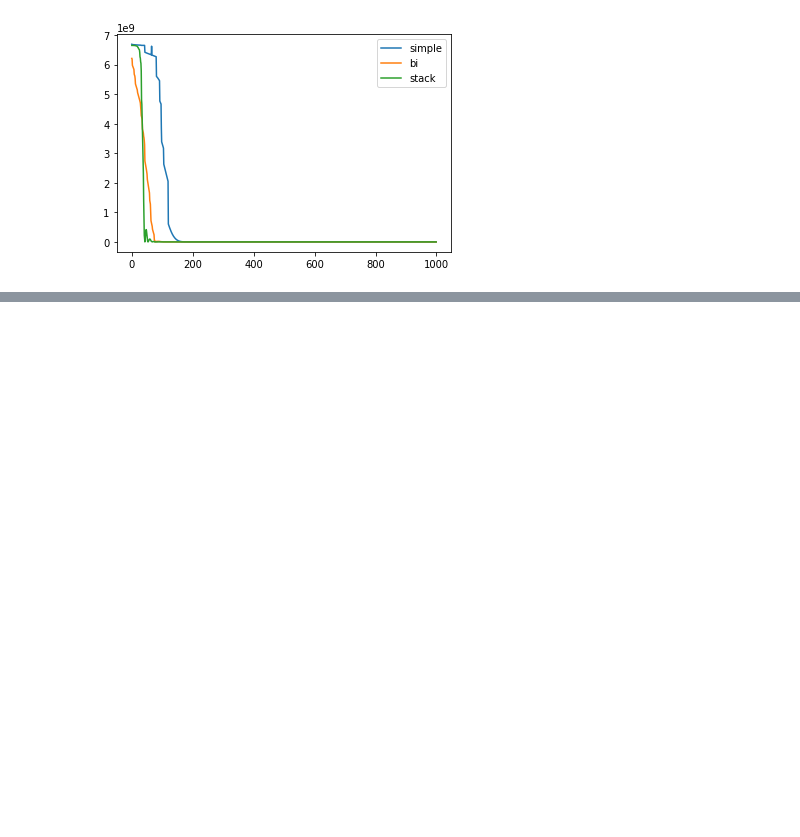
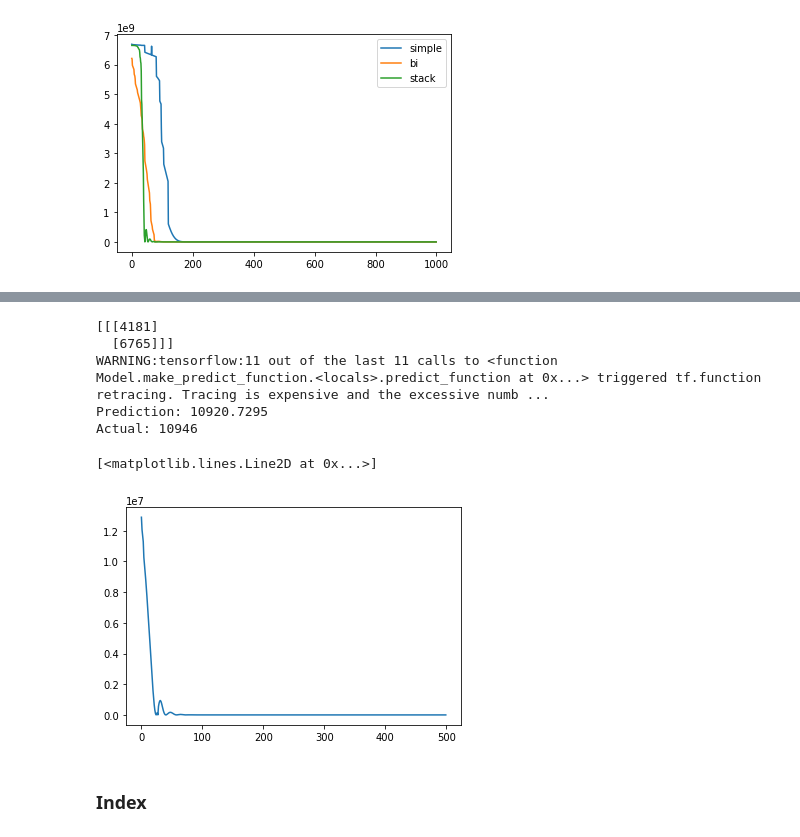
Before and after one commit to MasterMilkX/iqtest_seqbot, a Jupyter notebook: test_rnn.ipynb, the cells around one changed output, grey strips where cells are left out. Cells and saved outputs as stored; diff of their text form; code cells hidden in the pictures; blank space fills up the shorter version.

```diff
--- a/test_rnn.ipynb
+++ b/test_rnn.ipynb
@@ -352,0 +564,27 @@ pyplot.legend()
+# %%
+# Simple LSTM - softplus Activation
+fib_model = Sequential()
+fib_model.add(LSTM(50, activation='softplus', input_shape=(fib_look, 1)))
+fib_model.add(Dense(1))
+adam = keras.optimizers.Adam(lr=0.01)
+fib_model.compile(optimizer=adam, loss='mse',metrics=['mse'])
+fib_history = fib_model.fit([X_train[:2]], [y_train[:2]], epochs=500, validation_split=0.0, verbose=0)
+
+#predict on unseen
+xt = np.expand_dims(X_train[3],0)
+print(xt)
+print("Prediction: " + str(np.squeeze(fib_model.predict(xt))))
+print("Actual: " + str(y_train[3]))
+
+#plot error
+pyplot.plot(fib_history.history['mse'])
+# %% [output]
+[[[4181]
+  [6765]]]
+WARNING:tensorflow:11 out of the last 11 calls to <function Model.make_predict_function.<locals>.predict_function at 0x...> triggered tf.function retracing. Tracing is expensive and the excessive numb ...
+Prediction: 10920.7295
+Actual: 10946
+[<matplotlib.lines.Line2D at 0x...>]
+[figure, added]
+# %% [markdown]
+### Index
```
Also changed, not shown: parts of 26 cells of this notebook, 2 other files.
